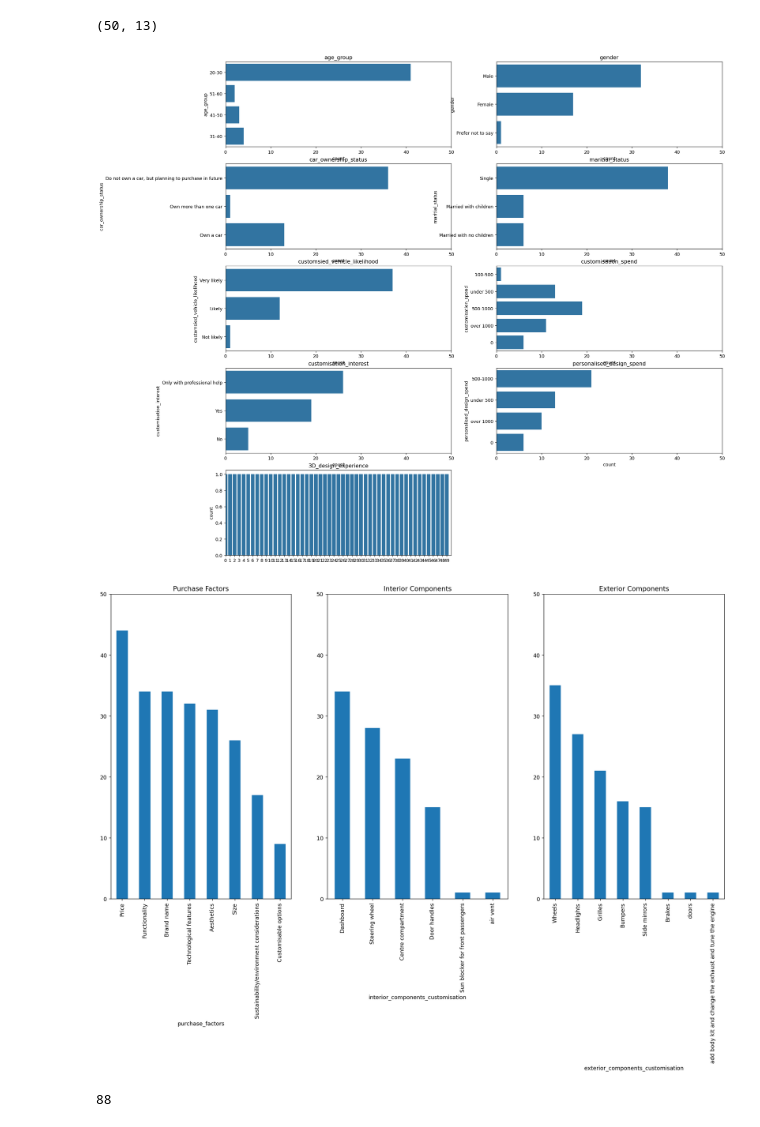
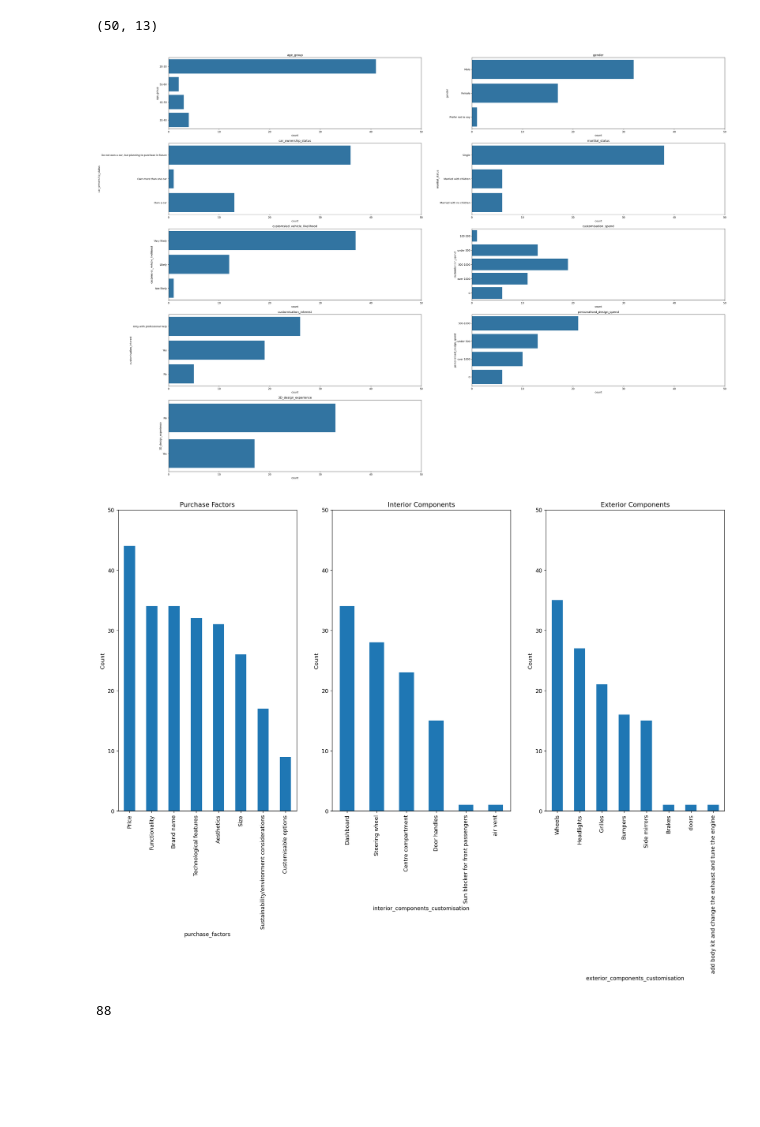
Before and after one commit to bentjh01/MA4829_Machine_Intelligence, a Jupyter notebook: data_exploration.ipynb, the cells around one changed output. Saved outputs shown, nothing was run; the diff lists cells and outputs as text; code cells hidden in the pictures; blank space fills up the shorter version.

```diff
--- a/data_exploration.ipynb
+++ b/data_exploration.ipynb
@@ -114,7 +114,7 @@ data_mod_df.head(1)
 |  | age_group | gender | car_ownership_status | maritial_status | purchase_factors | customsied_vehicle_likelihood | ... |
 | 0 | 20-30 | Male | Do not own a car, but planning to... | Single | Price;Functionality;Size;Customis... | Very likely | ... |
 # %%
-data_mod_df['3D_design_experience'] = data_mod_df.apply(lambda row: 1 if row['3D_design_experience'] == 'Yes, I can design on my own' else 0, axis=1)
+data_mod_df['3D_design_experience'] = data_mod_df.apply(lambda row: 'Yes' if row['3D_design_experience'] == 'Yes, I can design on my own' else 'No', axis=1)
 # %%
 print(data_mod_df['3D_design_experience'].unique())
 # %% [output]
@@ -216,42 +179,45 @@ data_mod_df.shape
 # %%
 column_names = ['age_group',
                 'gender',
                 'car_ownership_status',
                 'maritial_status',
                 'customsied_vehicle_likelihood',
                 'customisation_spend',
                 'customisation_interest',
                 'personalised_design_spend',
                 '3D_design_experience'
                 ]
-fig, ax = plt.subplots(dpi = 128, figsize=(20, 20))
+fig, ax = plt.subplots(dpi = 128, figsize=(40, 30))
 plt.axis('off')
 for i, col in enumerate(column_names):
   plt.subplot(5, 2, i+1)
   sns.countplot(data_mod_df[col])
   plt.title(col)
   plt.xlim(0,50)
 plt.show()
 # %% [output]
-[figure, old version]
+[figure, new version]
 # %%
 fig, ax = plt.subplots(dpi = 128, figsize=(20, 10))
 plt.axis('off')
 plt.subplot(1, 3, 1)
 plt.title("Purchase Factors")
 plt.ylim(0, 50)
+plt.ylabel("Count")
 purchase_factor_counts.plot(kind='bar')
 plt.subplot(1, 3, 2)
 plt.title("Interior Components")
 plt.ylim(0, 50)
+plt.ylabel("Count")
 interior_components_counts.plot(kind='bar')
 plt.subplot(1, 3, 3)
 plt.title("Exterior Components")
 plt.ylim(0, 50)
+plt.ylabel("Count")
 exterior_components_counts.plot(kind='bar')
 plt.show()
 # %% [output]
-[figure, old version]
+[figure, new version]
 # %%
 from fuzzywuzzy import fuzz
 from fuzzywuzzy import process
```
Also changed, not shown: parts of 4 cells of this notebook.
